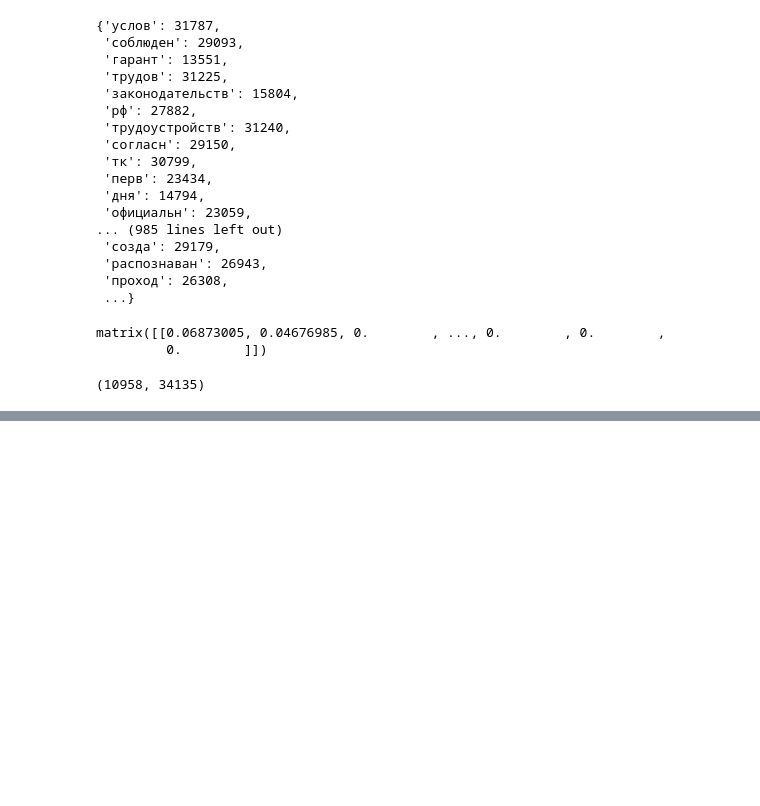
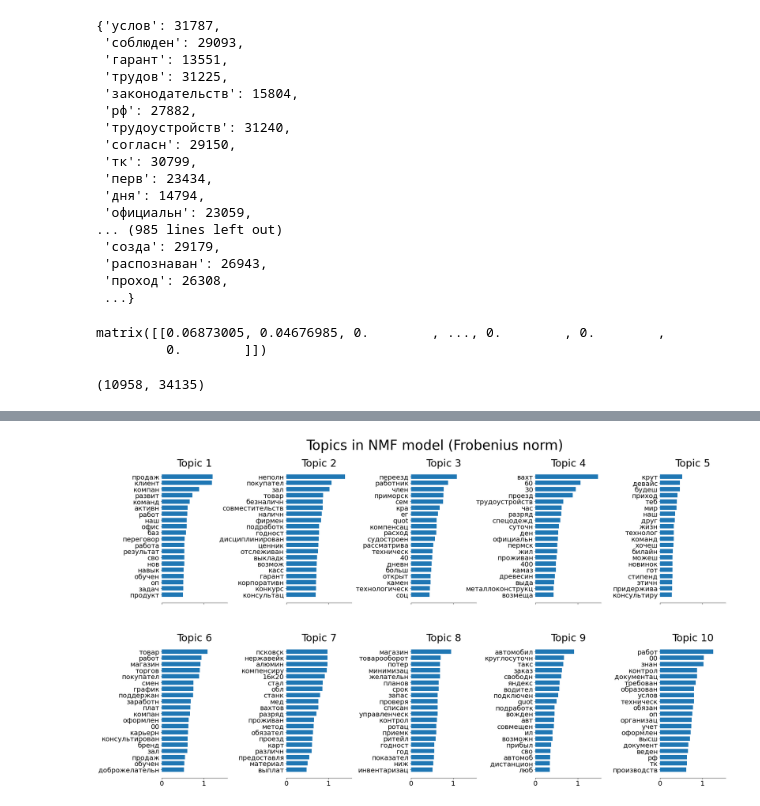
Before and after one commit to Doringus/ML_OmSTU, a Jupyter notebook: notebooks/nlp2.ipynb, the cells around one changed output, grey strips where cells are left out. Cells and saved outputs as stored; diff of their text form; code cells hidden in the pictures; blank space fills up the shorter version.

```diff
--- a/notebooks/nlp2.ipynb
+++ b/notebooks/nlp2.ipynb
@@ -23,5 +26,5 @@ import pickle
 # %%
-df = pd.read_csv('vacc/vaccTotal.csv')
+df = pd.read_csv('vaccTotal.csv')
 df.head()
 # %% [output]
 |  | raw | prepared |
@@ -150,3 +153,31 @@ df.head()
 # %%
 with open('TfIdf.pkl', 'wb') as fp:
     pickle.dump(tfidf, fp)
+# %%
+def plot_top_words(model, feature_names, n_top_words, title):
+    fig, axes = plt.subplots(2, 5, figsize=(30, 15), sharex=True)
+    axes = axes.flatten()
+    for topic_idx, topic in enumerate(model.components_):
+        top_features_ind = topic.argsort()[: -n_top_words - 1 : -1]
+        top_features = [feature_names[i] for i in top_features_ind]
+        weights = topic[top_features_ind]
+
+        ax = axes[topic_idx]
+        ax.barh(top_features, weights, height=0.7)
+        ax.set_title(f"Topic {topic_idx +1}", fontdict={"fontsize": 30})
+        ax.invert_yaxis()
+        ax.tick_params(axis="both", which="major", labelsize=20)
+        for i in "top right left".split():
+            ax.spines[i].set_visible(False)
+        fig.suptitle(title, fontsize=40)
+
+    plt.subplots_adjust(top=0.90, bottom=0.05, wspace=0.90, hspace=0.3)
+    plt.show()
+# %%
+nmf = NMF(n_components=10, random_state=1, alpha=0.1, l1_ratio=0.5).fit(tfidf)
+tfidf_feature_names = tfidf_vectorizer.get_feature_names()
+plot_top_words(
+    nmf, tfidf_feature_names, 20, "Topics in NMF model (Frobenius norm)"
+)
+# %% [output]
+[figure, added]
```
Also changed, not shown: parts of 2 cells of this notebook, 2 other files.
